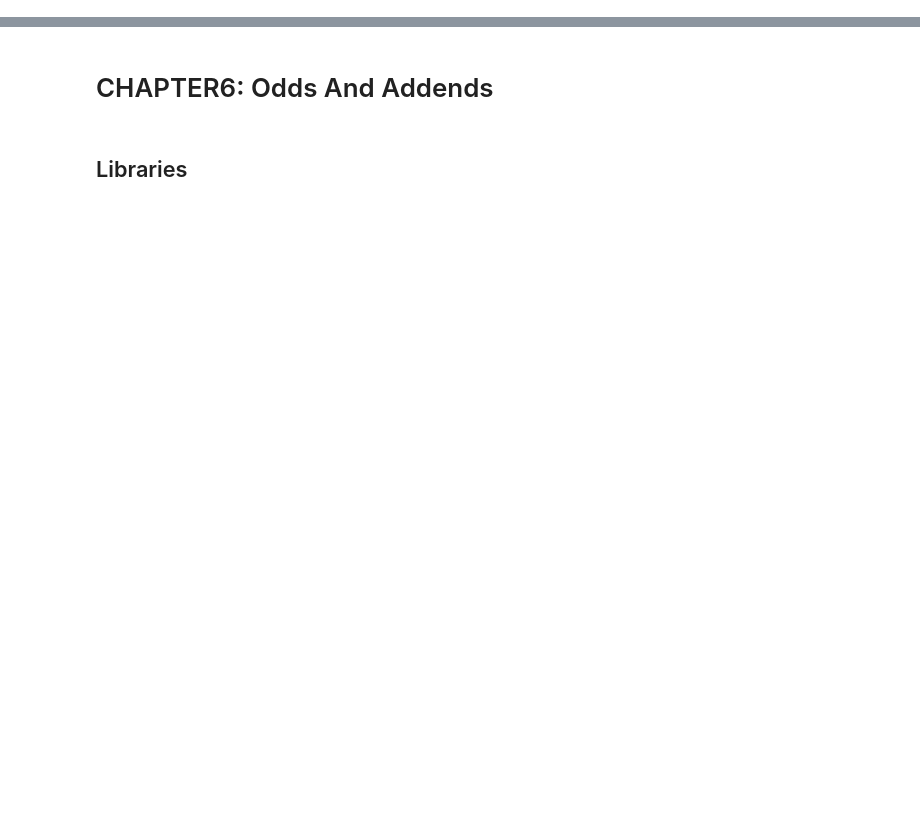
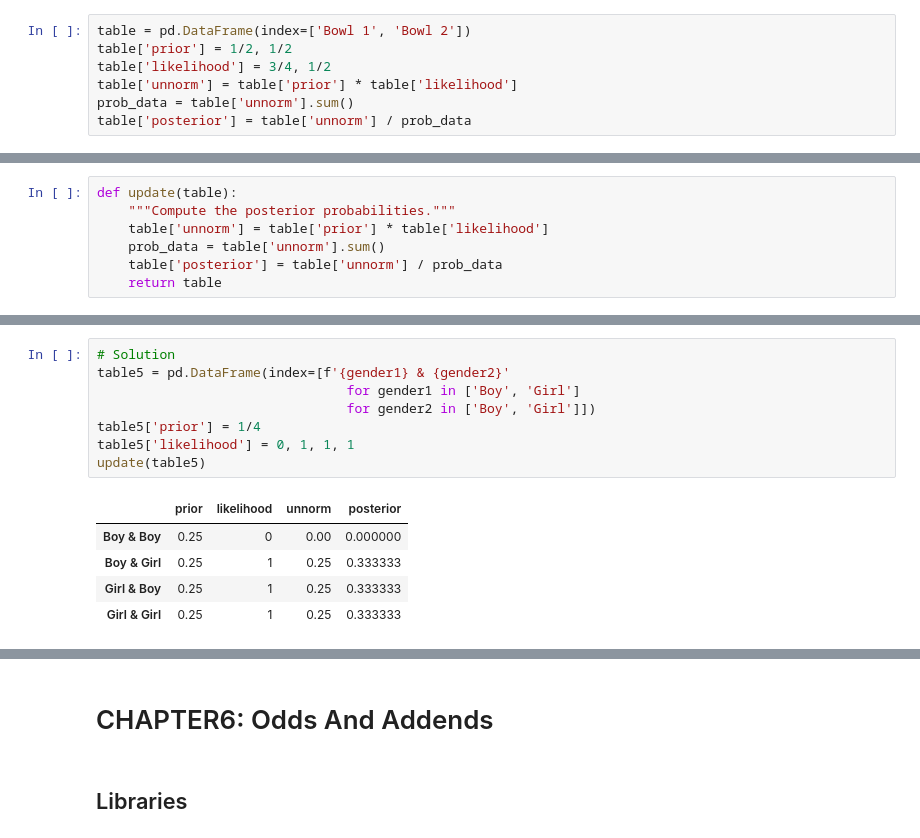
Before and after one commit to thk-lightman/STD_ThinkBayes, a Jupyter notebook: code/exercises.ipynb, the cells around one changed output, grey strips where cells are left out. Drawn from its saved outputs; the diff is of its cells as text; blank space fills up the shorter version.

```diff
--- a/code/exercises.ipynb
+++ b/code/exercises.ipynb
@@ -0,0 +189,7 @@
+# %%
+table = pd.DataFrame(index=['Bowl 1', 'Bowl 2'])
+table['prior'] = 1/2, 1/2
+table['likelihood'] = 3/4, 1/2
+table['unnorm'] = table['prior'] * table['likelihood']
+prob_data = table['unnorm'].sum()
+table['posterior'] = table['unnorm'] / prob_data
@@ -0,0 +207,7 @@
+# %%
+def update(table):
+    """Compute the posterior probabilities."""
+    table['unnorm'] = table['prior'] * table['likelihood']
+    prob_data = table['unnorm'].sum()
+    table['posterior'] = table['unnorm'] / prob_data
+    return table
@@ -0,0 +301,14 @@
+# %%
+# Solution
+table5 = pd.DataFrame(index=[f'{gender1} & {gender2}'
+                                for gender1 in ['Boy', 'Girl']
+                                for gender2 in ['Boy', 'Girl']])
+table5['prior'] = 1/4
+table5['likelihood'] = 0, 1, 1, 1
+update(table5)
+# %% [output]
+|  | prior | likelihood | unnorm | posterior |
+| Boy & Boy | 0.25 | 0 | 0.00 | 0.000000 |
+| Boy & Girl | 0.25 | 1 | 0.25 | 0.333333 |
+| Girl & Boy | 0.25 | 1 | 0.25 | 0.333333 |
+| Girl & Girl | 0.25 | 1 | 0.25 | 0.333333 |
```
Also changed, not shown: parts of 70 cells of this notebook, 1 other file.
